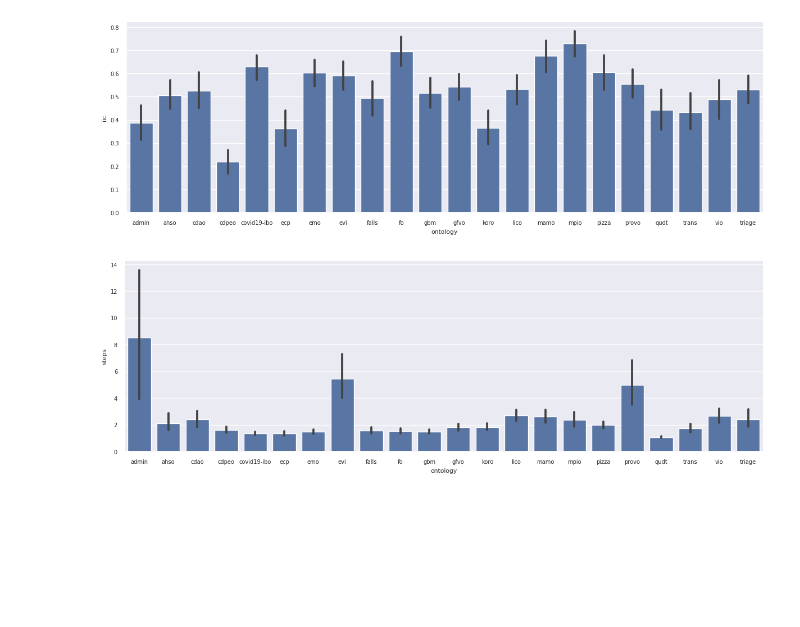
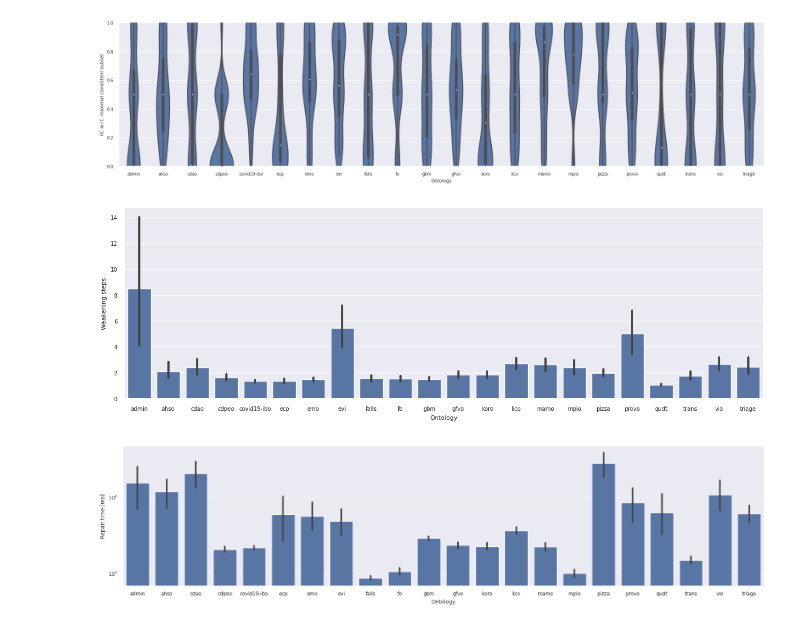
Before and after one commit to rolandbernard/paper-axiom-weakening, a Jupyter notebook: experiments/scripts/explore.ipynb, the cells around one changed output. Saved outputs shown, nothing was run; the diff lists cells and outputs as text; code cells hidden in the pictures; blank space fills up the shorter version.

Commit message:
Improved figures

```diff
--- a/experiments/scripts/explore.ipynb
+++ b/experiments/scripts/explore.ipynb
@@ -22 +42,13 @@ repair_data.describe()
+# %%
+repair_data['Ontology'] = repair_data['ontology']
+repair_data['Has failed'] = repair_data['failed'].map({True: 'Yes', False: 'No'})
+repair_data['Has failed weakening'] = repair_data['failed_repair'].map({True: 'Yes', False: 'No'})
+repair_data['Weakening steps'] = repair_data['steps']
+repair_data['Repair time [ms]'] = repair_data['time']
+repair_data['Reasoner calls'] = repair_data['calls']
+repair_data['IIC w.r.t. maximal consistent subset'] = repair_data['iic_mcs']
+repair_data['IIC w.r.t. repair by removal'] = repair_data['iic_remove']
+repair_data['Inferred class hierarchy size (weakening)'] = repair_data['inf_weakening']
+repair_data['Inferred class hierarchy size (mcs)'] = repair_data['inf_mcs']
+repair_data['Inferred class hierarchy size (removal)'] = repair_data['inf_remove']
 # %%
@@ -40,12 +109,20 @@ plt.savefig('../../figures/iic-ontology-violin.png')
+# %%
+sns.set(font_scale=0.65)
+sns.catplot(data=repair_data, kind='violin', x='Ontology', y='IIC w.r.t. maximal consistent subset', height=4, aspect=4, color='b')
+plt.ylim((0, 1))
+plt.savefig('../../figures/iic-mcs-ontology-violin.png', dpi=400)
+# %% [output]
+[figure, added]
 # %%
 sns.set(font_scale=0.65)
-sns.catplot(data=repair_data, kind='bar', x='ontology', y='iic', height=4, aspect=3, color='b')
-plt.savefig('../../figures/iic-ontology-bar.png')
+sns.catplot(data=repair_data, kind='bar', x='Ontology', y='Weakening steps', height=4, aspect=3, color='b')
+plt.savefig('../../figures/steps-ontology-bar.png', dpi=400)
 # %% [output]
-[figure, old version]
+[figure, new version]
 # %%
-sns.set(font_scale=0.65)
-sns.catplot(data=repair_data, kind='bar', x='ontology', y='steps', height=4, aspect=3, color='b')
-plt.savefig('../../figures/steps-ontology-bar.png')
+sns.set(font_scale=0.75)
+sns.catplot(data=repair_data, kind='bar', x='Ontology', y='Repair time [ms]', height=4, aspect=4, color='b')
+plt.yscale('log')
+plt.savefig('../../figures/time-ontology-bar.png', dpi=400)
 # %% [output]
-[figure, old version]
+[figure, new version]
```
Also changed, not shown: parts of 14 cells of this notebook, 13 other files.
